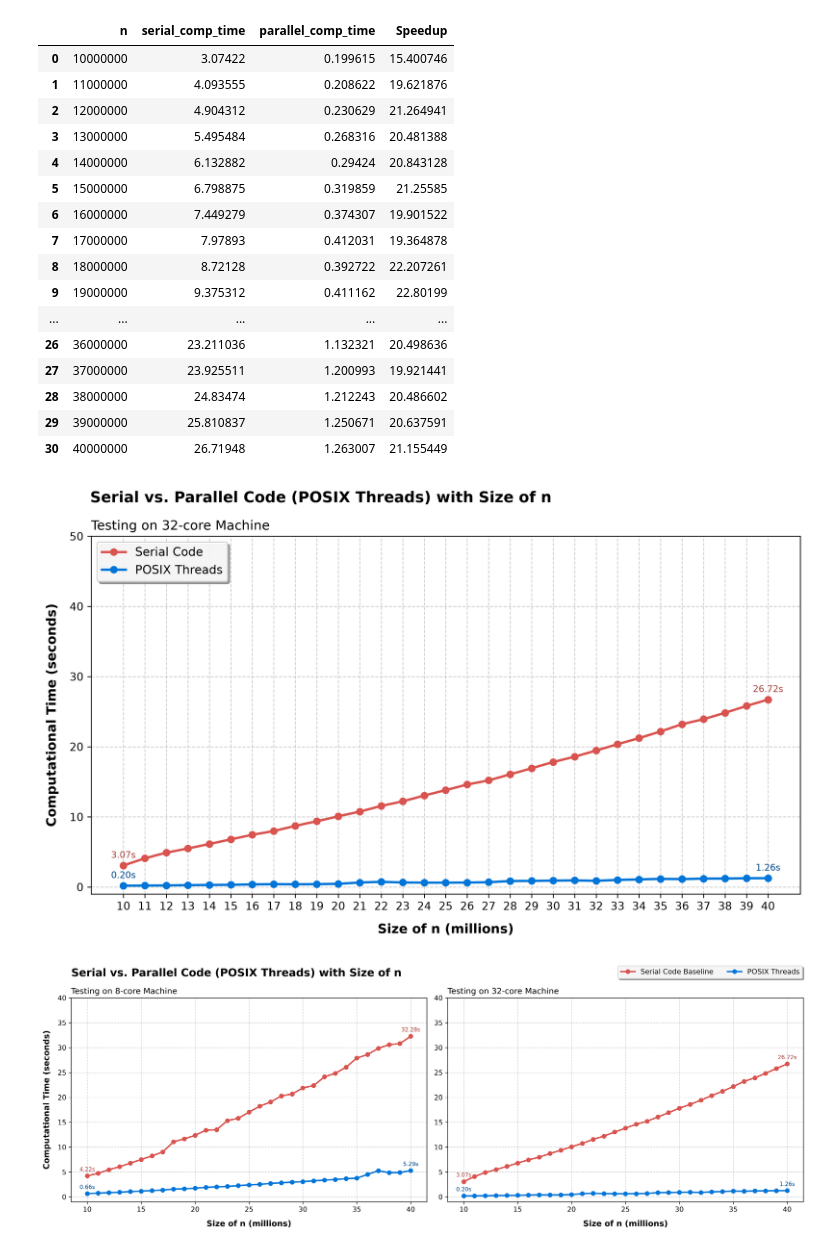
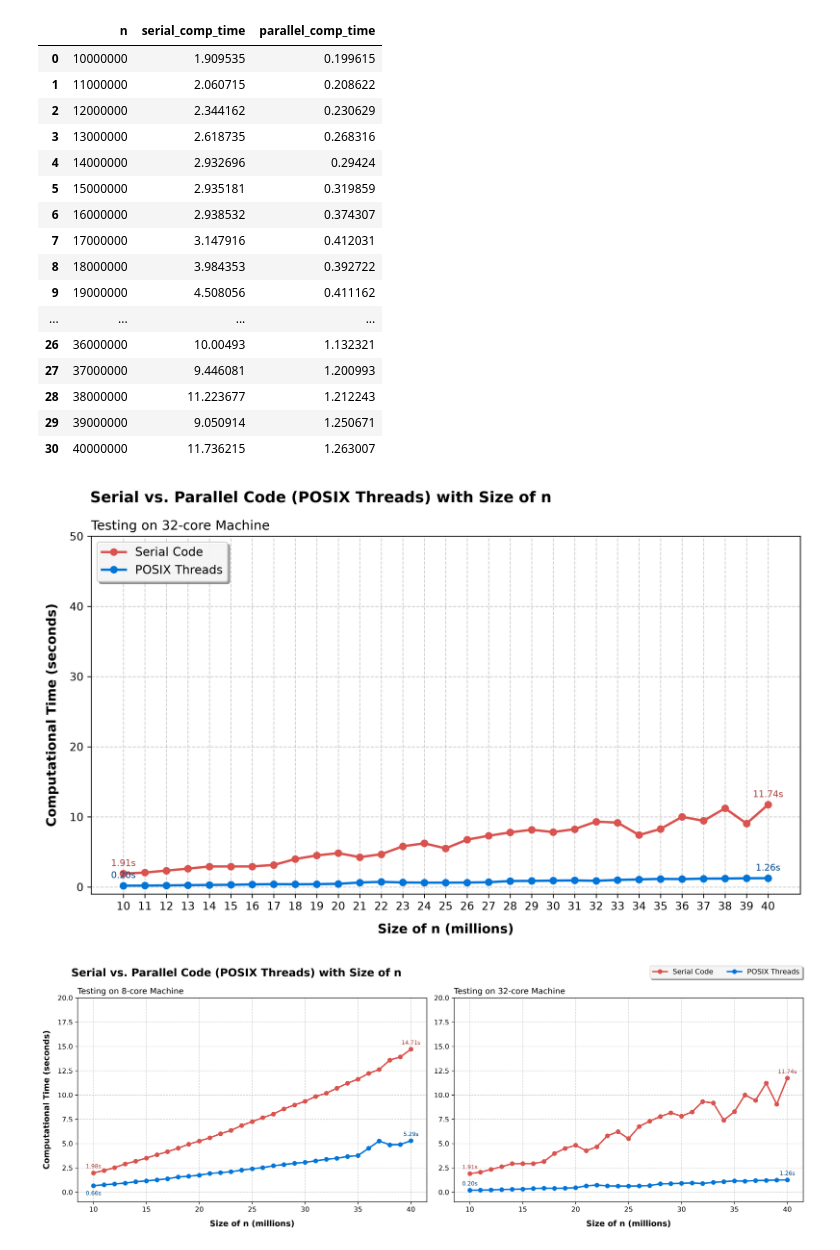
Before and after one commit to sshe0113/FIT3143_lab01, a Jupyter notebook: graph/task2_graph1.ipynb, the cells around one changed output. Cells and saved outputs as stored; diff of their text form; code cells hidden in the pictures.

Commit message:
Plotting Task 3 graphs

```diff
--- a/graph/task2_graph1.ipynb
+++ b/graph/task2_graph1.ipynb
@@ -15,5 +15,5 @@ df.head()
 # %%
-df2 = df.iloc[0:31, [0,1,3,5]]
+df2 = df.iloc[0:31, [0,1,2]]
 
 df2
 # %% [output]
@@ -115,5 +114,5 @@ findfont: Failed to find font weight semibold, now using 700.
 # %%
-df3 = df.iloc[35:66, [0,1,3,5]].copy()
+df3 = df.iloc[35:66, [0,1,2]].copy()
 
 df3.rename(columns={"Computational Time (sec)": "serial_comp_time",
                           "Computational Time (sec).1": "parallel_comp_time"},
@@ -123,23 +122,23 @@ df3.reset_index(drop=True, inplace=True)
 
 df3
 # %% [output]
-|  | n | serial_comp_time | parallel_comp_time | Speedup |
-| 0 | 10000000 | 3.07422 | 0.199615 | 15.400746 |
-| 1 | 11000000 | 4.093555 | 0.208622 | 19.621876 |
-| 2 | 12000000 | 4.904312 | 0.230629 | 21.264941 |
-| 3 | 13000000 | 5.495484 | 0.268316 | 20.481388 |
-| 4 | 14000000 | 6.132882 | 0.29424 | 20.843128 |
-| 5 | 15000000 | 6.798875 | 0.319859 | 21.25585 |
-| 6 | 16000000 | 7.449279 | 0.374307 | 19.901522 |
-| 7 | 17000000 | 7.97893 | 0.412031 | 19.364878 |
-| 8 | 18000000 | 8.72128 | 0.392722 | 22.207261 |
-| 9 | 19000000 | 9.375312 | 0.411162 | 22.80199 |
-| ... | ... | ... | ... | ... |
-| 26 | 36000000 | 23.211036 | 1.132321 | 20.498636 |
-| 27 | 37000000 | 23.925511 | 1.200993 | 19.921441 |
-| 28 | 38000000 | 24.83474 | 1.212243 | 20.486602 |
-| 29 | 39000000 | 25.810837 | 1.250671 | 20.637591 |
-| 30 | 40000000 | 26.71948 | 1.263007 | 21.155449 |
+|  | n | serial_comp_time | parallel_comp_time |
+| 0 | 10000000 | 1.909535 | 0.199615 |
+| 1 | 11000000 | 2.060715 | 0.208622 |
+| 2 | 12000000 | 2.344162 | 0.230629 |
+| 3 | 13000000 | 2.618735 | 0.268316 |
+| 4 | 14000000 | 2.932696 | 0.29424 |
+| 5 | 15000000 | 2.935181 | 0.319859 |
+| 6 | 16000000 | 2.938532 | 0.374307 |
+| 7 | 17000000 | 3.147916 | 0.412031 |
+| 8 | 18000000 | 3.984353 | 0.392722 |
+| 9 | 19000000 | 4.508056 | 0.411162 |
+| ... | ... | ... | ... |
+| 26 | 36000000 | 10.00493 | 1.132321 |
+| 27 | 37000000 | 9.446081 | 1.200993 |
+| 28 | 38000000 | 11.223677 | 1.212243 |
+| 29 | 39000000 | 9.050914 | 1.250671 |
+| 30 | 40000000 | 11.736215 | 1.263007 |
 # %%
 plt.figure(figsize=(10, 6), dpi=300)
 
@@ -192,7 +191,7 @@ plt.show()
 
 # plt.savefig("task2_graph1_32.png", dpi=300)
 # %% [output]
-[figure, old version]
+[figure, new version]
 # %%
 import matplotlib.pyplot as plt
 from matplotlib.ticker import MultipleLocator, FuncFormatter
@@ -247,7 +246,7 @@ ax.tick_params(axis='x', labelsize=10)
 ax.tick_params(axis='y', labelsize=10)
 
 ax.grid(True, linestyle='--', alpha=0.6)
-ax.set_ylim(-1, 40)
+ax.set_ylim(-1, 20)
 
 
 # Annotations
@@ -275,7 +274,7 @@ ax.annotate(
     f"{df2.parallel_comp_time.iloc[0]:.2f}s",
     (df2.n.iloc[0], df2.parallel_comp_time.iloc[0]),
     textcoords='offset points',
-    xytext=(0, 7),
+    xytext=(0, -14),
     ha='center',
     fontsize=8.5,
     color='#014C8C'
@@ -332,7 +331,7 @@ ax.tick_params(axis='x', labelsize=10)
 ax.tick_params(axis='y', labelsize=10)
 
 ax.grid(True, linestyle='--', alpha=0.6)
-ax.set_ylim(-1, 40)
+ax.set_ylim(-1, 20)
 
 
 # Annotations
@@ -391,32 +390,32 @@ fig.suptitle(
 
 
 # =========================
 # Overall legend
 # =========================
 fig.legend(
     handles=[line1, line2],
-    labels=['Serial Code Baseline', 'POSIX Threads'],
+    labels=['Serial Code', 'POSIX Threads'],
     loc='upper right',
     bbox_to_anchor=(0.994, 0.94),
     ncol=2,
     fontsize=10.5,
     frameon=True,
     framealpha=0.9,
     shadow=True
 )
 
 
 # =========================
 # Layout & save
 # =========================
 plt.tight_layout(rect=[0, 0, 1, 0.94])
 
 plt.savefig(
     "task2_graph1.png",
     dpi=300,
     bbox_inches='tight'
 )
 
 plt.show()
 # %% [output]
-[figure, old version]
+[figure, new version]
```
Also changed, not shown: parts of 4 cells of this notebook, 12 other files.
